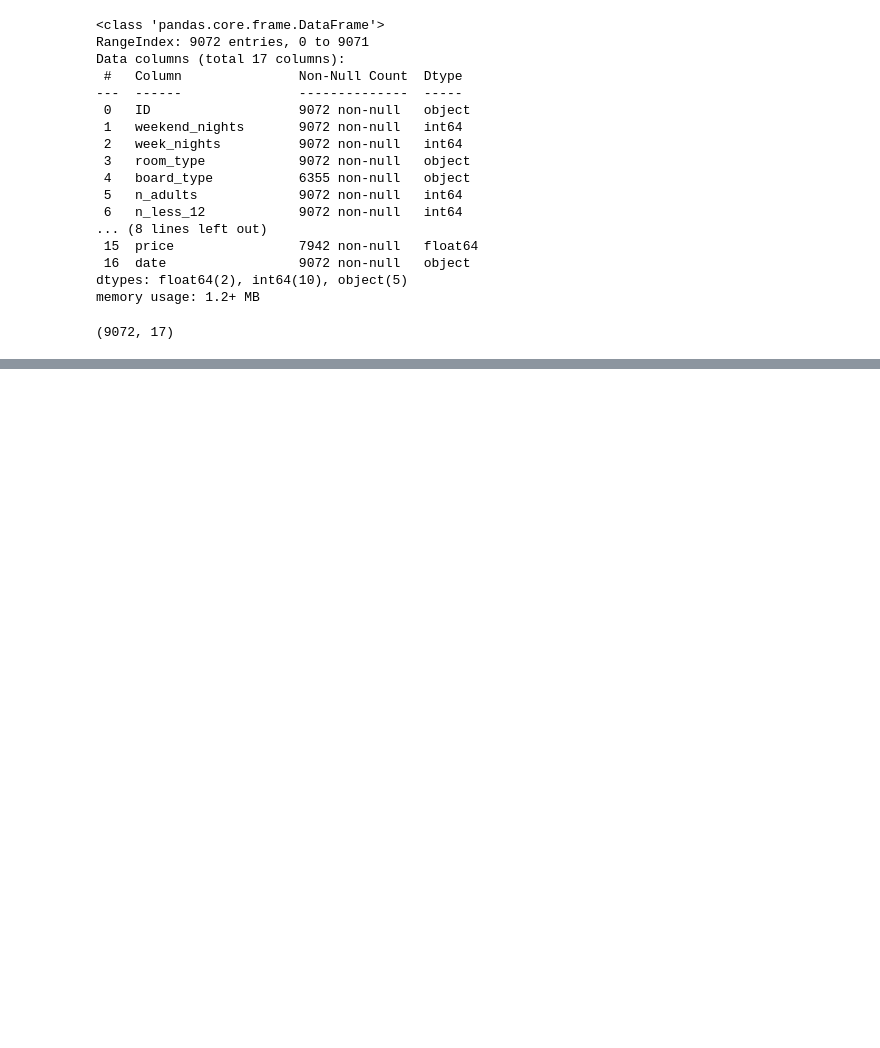
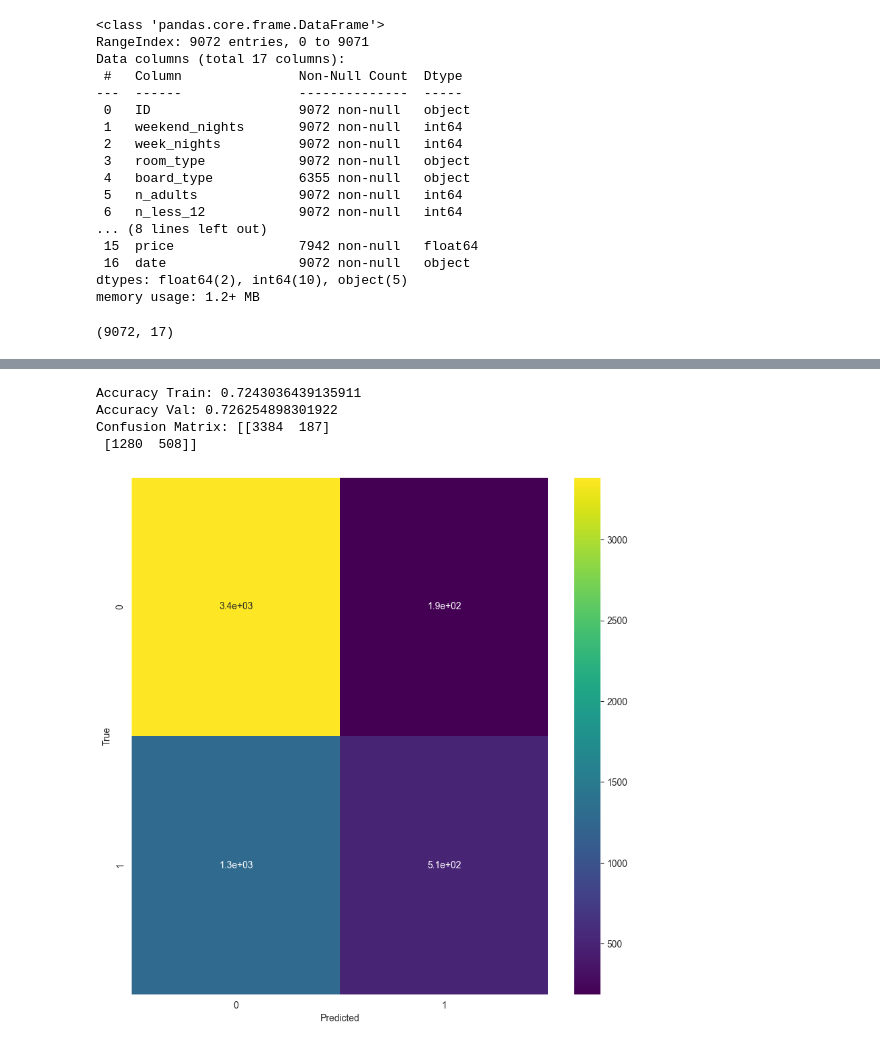
Before and after one commit to almog-sharoni/Data_Mining_Final_Project, a Jupyter notebook: main_notebook.ipynb, the cells around one changed output, grey strips where cells are left out. Drawn from its saved outputs; the diff is of its cells as text; code cells hidden in the pictures; blank space fills up the shorter version.

```diff
--- a/main_notebook.ipynb
+++ b/main_notebook.ipynb
@@ -947,0 +981,11 @@ df_test_normalized.head()
+# %%
+from sklearn.naive_bayes import MultinomialNB
+
+MNB_model = MultinomialNB()
+train_model(MNB_model, df_encoded_min_max,y)
+# %% [output]
+Accuracy Train: 0.7243036439135911
+Accuracy Val: 0.726254898301922
+Confusion Matrix: [[3384  187]
+ [1280  508]]
+[figure, added]
```
Also changed, not shown: parts of 28 cells of this notebook, 2 other files.
